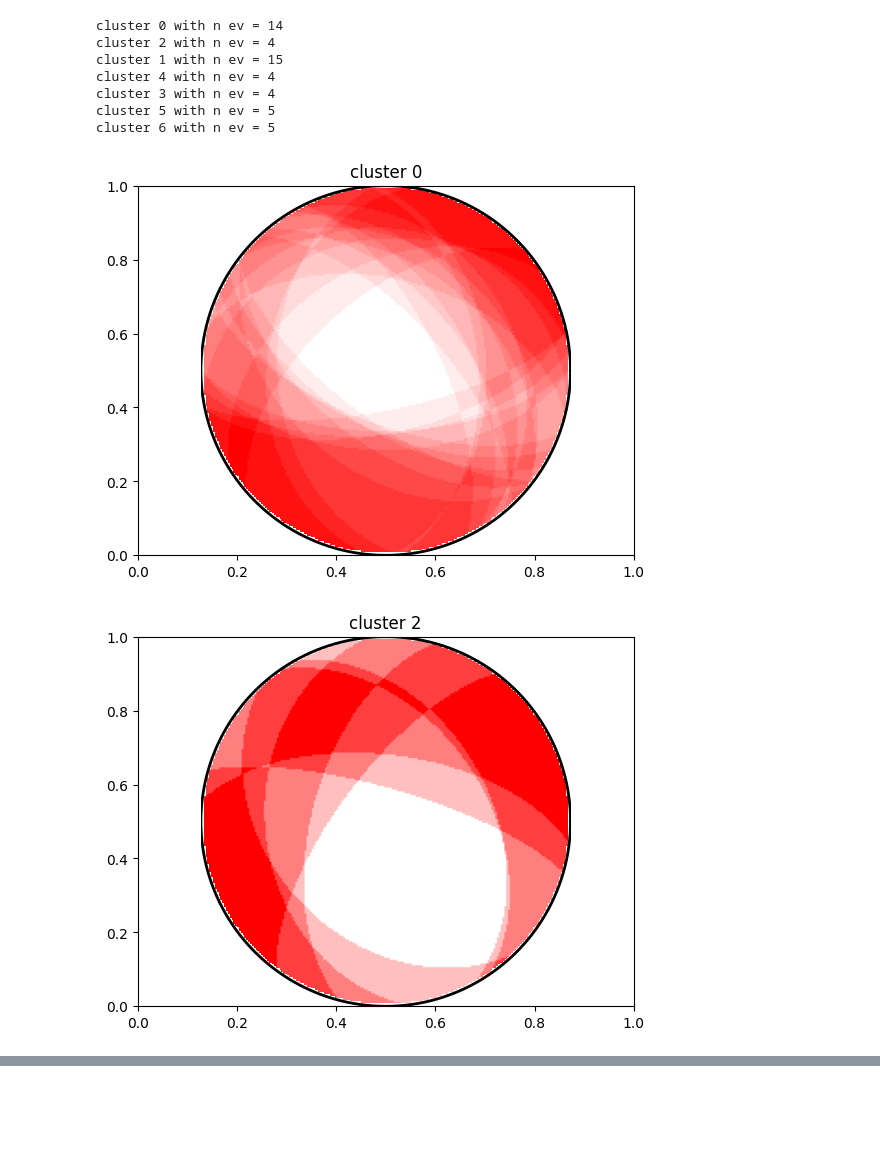
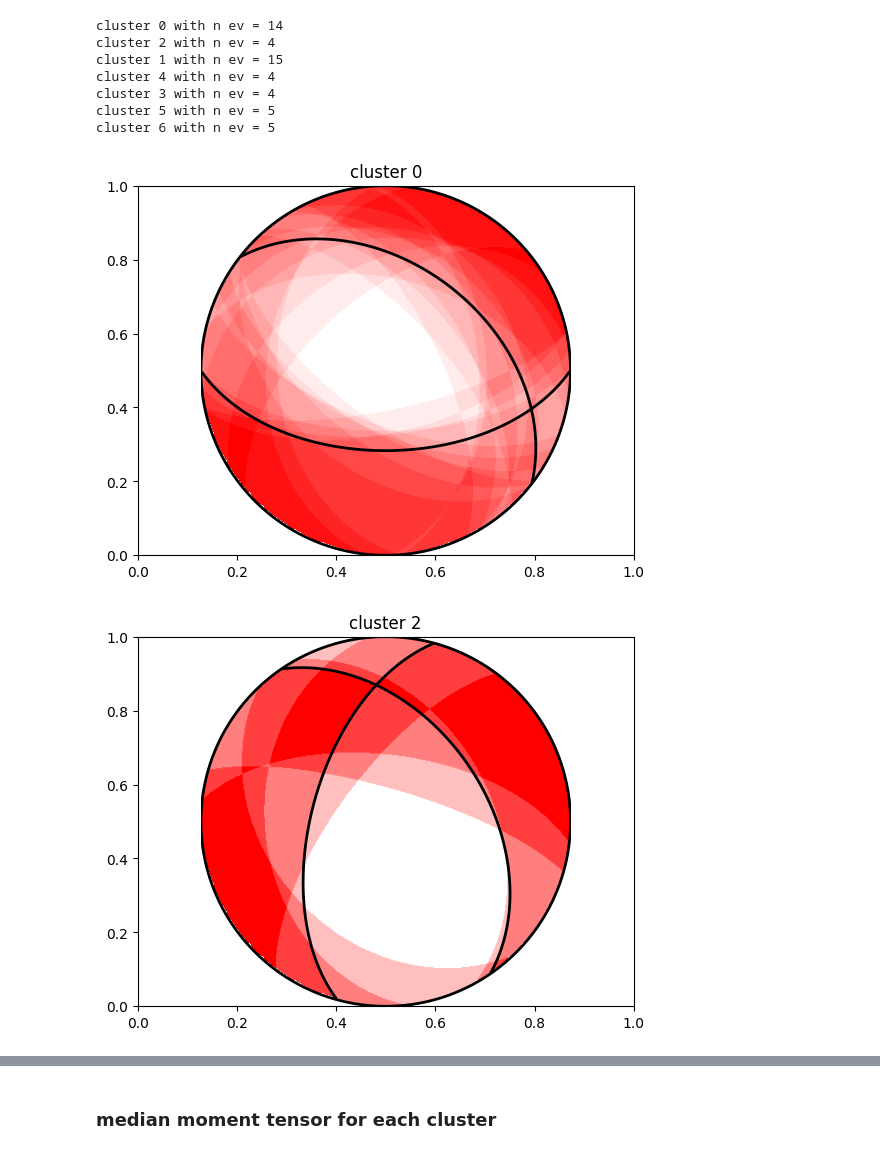
Before and after one commit to giacomorapagnani/CAMPI_FLEGREI_moment_tensor, a Jupyter notebook: codes/plot_fuzzy_MT.ipynb, the cells around one changed output, grey strips where cells are left out. Saved outputs shown, nothing was run; the diff lists cells and outputs as text; code cells hidden in the pictures; blank space fills up the shorter version.

Commit message:
new blacklist

```diff
--- a/codes/plot_fuzzy_MT.ipynb
+++ b/codes/plot_fuzzy_MT.ipynb
@@ -10,7 +10,6 @@ import matplotlib.pyplot as plt
 # %%
 workdir='../'
 catdir =  os.path.join(workdir,'CAT')
-catdir=os.path.join(catdir,'clustly')
 
 clustydir='../../clusty_flegrei/results_FINAL'    ###CHANGE###
 clusty_filename= os.path.join(clustydir,'cat_trimmed_mean_ccs_dbscan_comb_0.150_3.yaml')  ###CHANGE###
@@ -40,18 +39,26 @@ cluster 4 with n ev = 4
 cluster 3 with n ev = 4
 cluster 5 with n ev = 5
 cluster 6 with n ev = 5
+# %%
+cat_kagan_filename=os.path.join(catdir,'catalogue_flegrei_MT_final_kagan.pf')
+cat_kagan=model.load_events(cat_kagan_filename)
 # %%
-for keys in cls:
+for i,keys in enumerate(cls):
     fig = plt.figure()
     plt.title(f'cluster {keys}')
     axes = fig.add_subplot(1, 1, 1, aspect=1.)
     axes.axison = False
-    beachball.plot_fuzzy_beachball_mpl_pixmap(cls[keys], axes, best_mt=None,
-        beachball_type='dc', position=(0.0, 0.0),
-        size=None, zorder=0, color_t='red', color_p='white',
-        edgecolor='black', best_color='red', linewidth=2,
-        alpha=1.0, projection='lambert', size_units='data',
-          grid_resolution=200, method='imshow', view='top')
+    beachball.plot_fuzzy_beachball_mpl_pixmap(cls[keys], axes, best_mt=cat_kagan[i].moment_tensor,
+        beachball_type='dc',
+        color_t='red', color_p='white',
+        edgecolor='black', best_color='black', linewidth=2,
+        alpha=1.0,grid_resolution=400)
+#    beachball.plot_fuzzy_beachball_mpl_pixmap(cls[keys], axes, best_mt=None,
+#        beachball_type='dc', position=(0.0, 0.0),
+#        size=None, zorder=0, color_t='red', color_p='white',
+#        edgecolor='black', best_color='red', linewidth=2,
+#        alpha=1.0, projection='lambert', size_units='data',
+#        grid_resolution=400, method='imshow', view='top')
 # %% [output]
-[figure, old version]
+[figure, new version]
-[figure, old version]
+[figure, new version]
@@ -62,0 +70,2 @@ for keys in cls:
+# %% [markdown]
+### median moment tensor for each cluster
```
Also changed, not shown: parts of 5 cells of this notebook, 26 other files.
